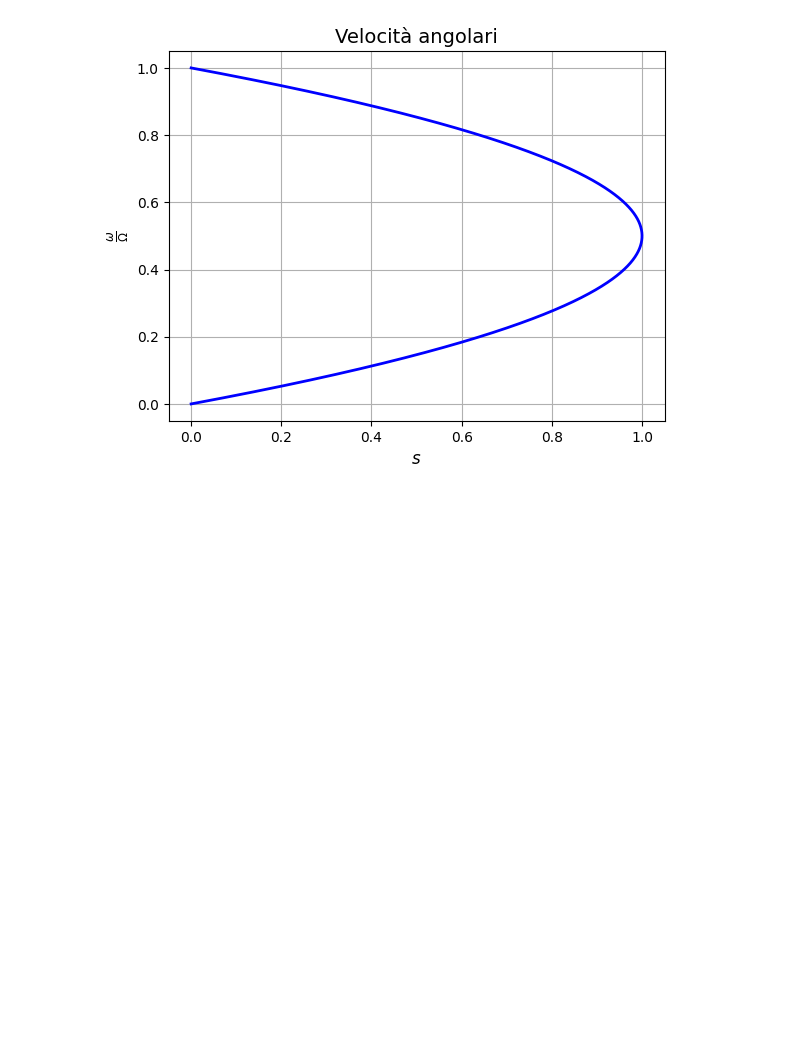
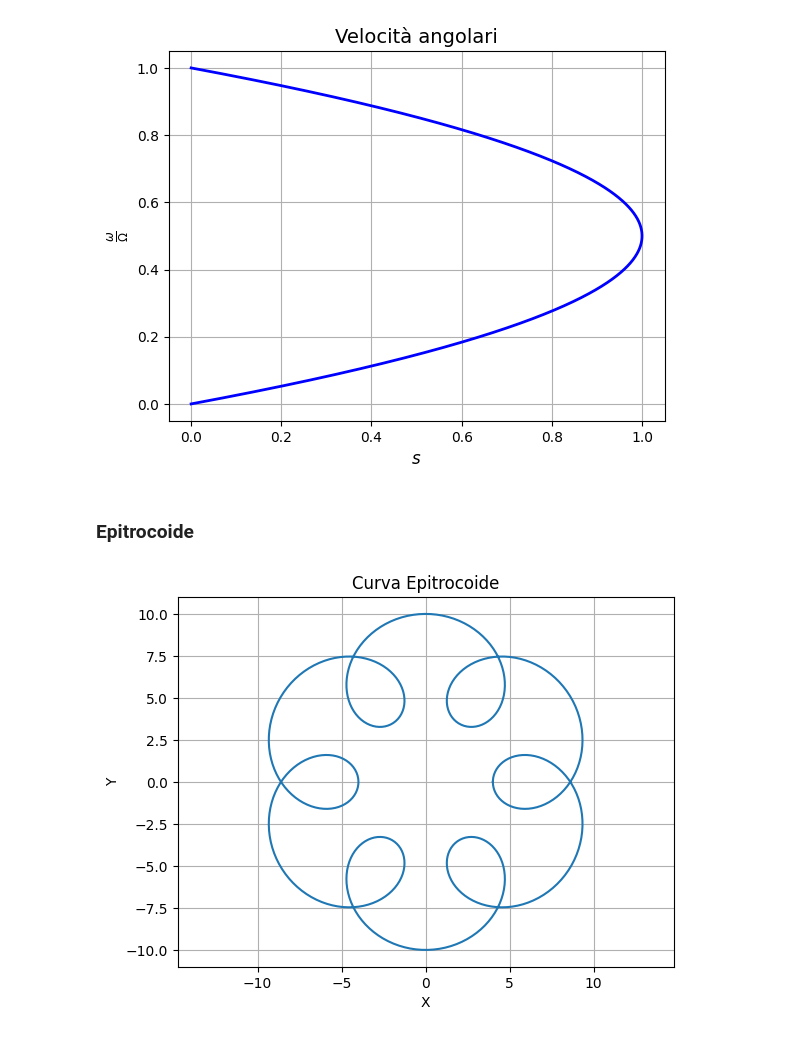
Before and after one commit to Negrini085/LaboPlasmi, a Jupyter notebook: Dispense/Immagini/Grafici/grafici.ipynb, the cells around one changed output. Saved outputs shown, nothing was run; the diff lists cells and outputs as text; code cells hidden in the pictures; blank space fills up the shorter version.

```diff
--- a/Dispense/Immagini/Grafici/grafici.ipynb
+++ b/Dispense/Immagini/Grafici/grafici.ipynb
@@ -48,3 +48,30 @@ plt.grid(True)
 plt.show()
 # %% [output]
 [figure]
+# %% [markdown]
+### Epitrocoide
+# %%
+def epitrochoid(a, b, h, t):
+    x = (a + b) * np.cos(t) - h * np.cos(((a + b) / b) * t)
+    y = (a + b) * np.sin(t) - h * np.sin(((a + b) / b) * t)
+    return x, y
+
+# Parametri della curva epitrocoide
+a = 6   # Raggio del cerchio interno
+b = 1   # Raggio del cerchio esterno
+h = 3   # Distanza del punto dal centro del cerchio esterno
+t = np.linspace(0, 2*np.pi, 1000)
+
+# Calcola le coordinate della curva
+x, y = epitrochoid(a, b, h, t)
+
+# Disegna la curva
+plt.plot(x, y)
+plt.title('Curva Epitrocoide')
+plt.xlabel('X')
+plt.ylabel('Y')
+plt.grid(True)
+plt.axis('equal')
+plt.show()
+# %% [output]
+[figure, added]
```
Also changed, not shown: parts of 2 cells of this notebook, 3 other files.
